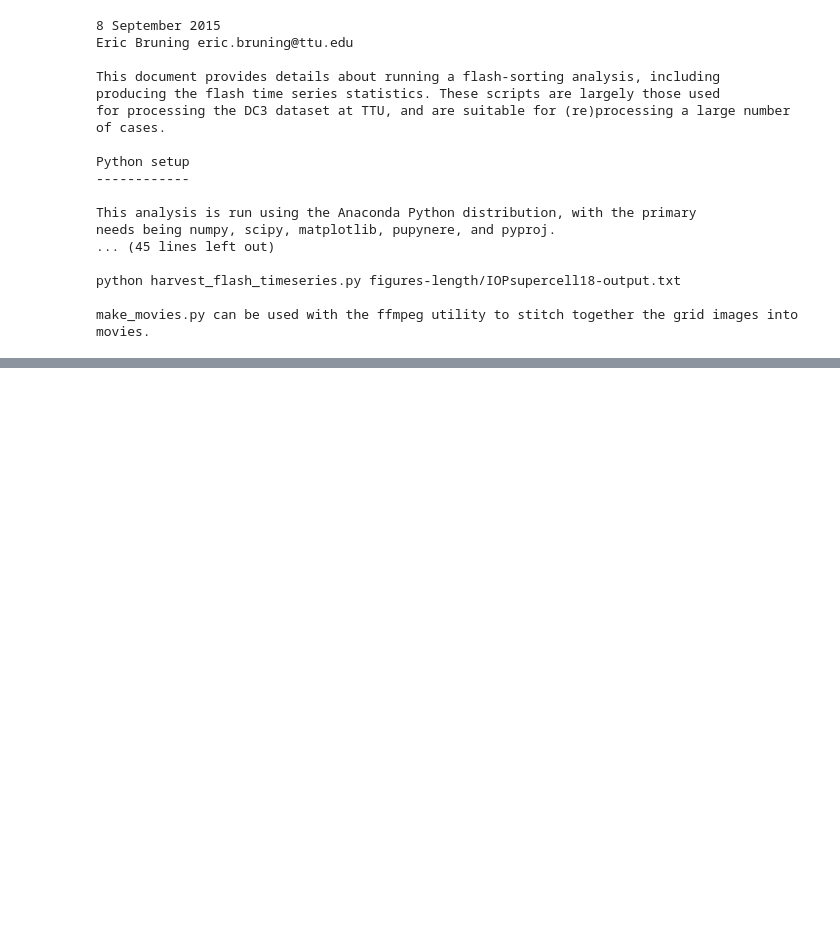
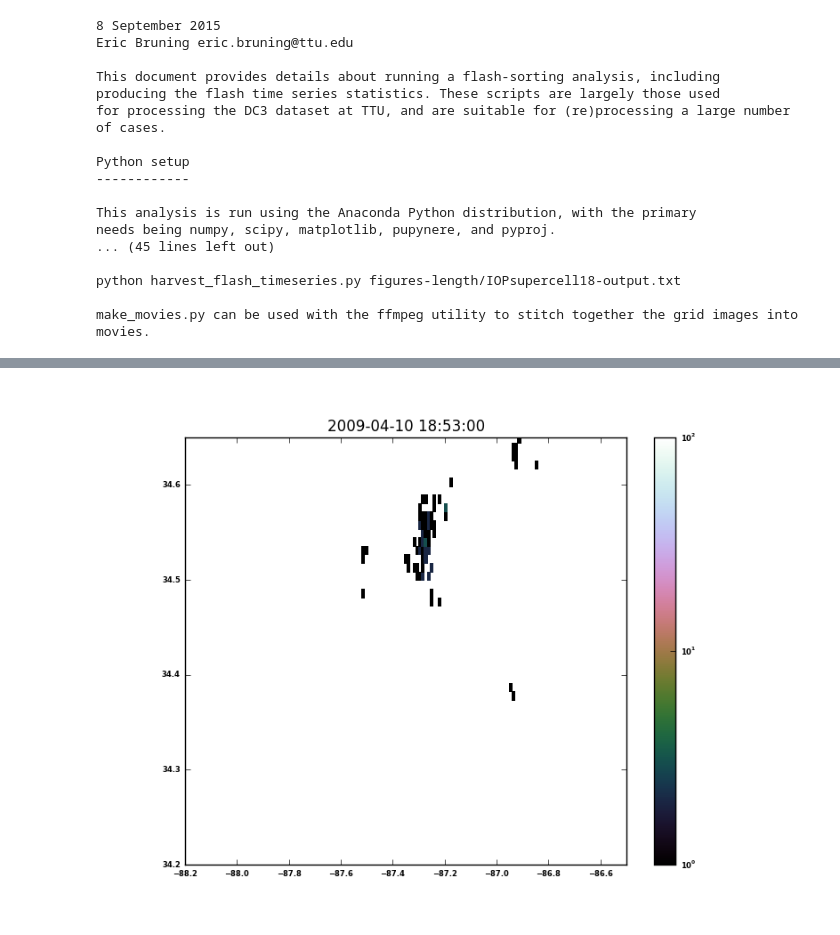
Before and after one commit to deeplycloudy/lmaworkshop, a Jupyter notebook: GLM-AL-2015/Flash sorting - AL.ipynb, the cells around one changed output, grey strips where cells are left out. Cells and saved outputs as stored; diff of their text form; code cells hidden in the pictures; blank space fills up the shorter version.

```diff
--- a/GLM-AL-2015/Flash sorting - AL.ipynb
+++ b/GLM-AL-2015/Flash sorting - AL.ipynb
@@ -56,0 +131,4 @@ make_movies.py can be used with the ffmpeg utility to stitch together the grid i
+# %%
+Image(base_path+'/grids_flash_initiation/flash_initiation_20090410_185300.png')
+# %% [output]
+[figure, added]
```
Also changed, not shown: parts of 19 cells of this notebook.
